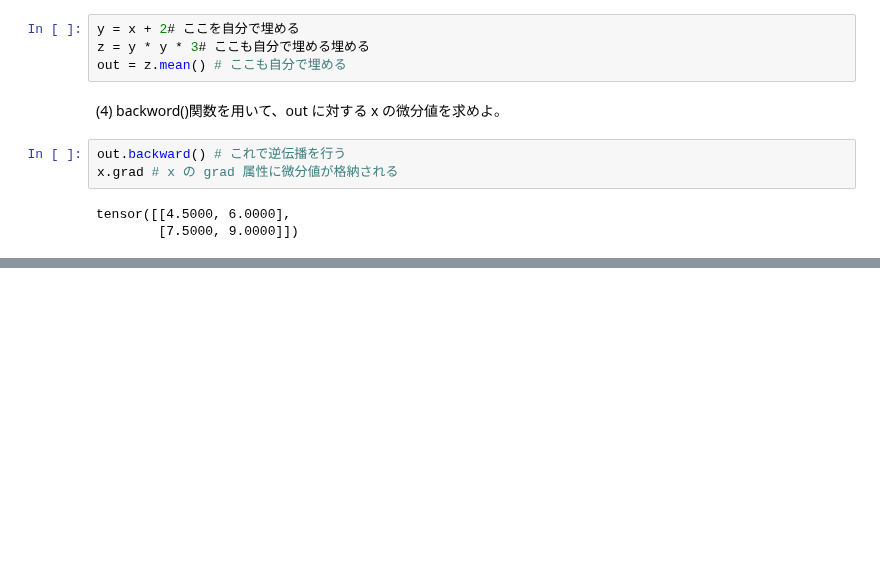
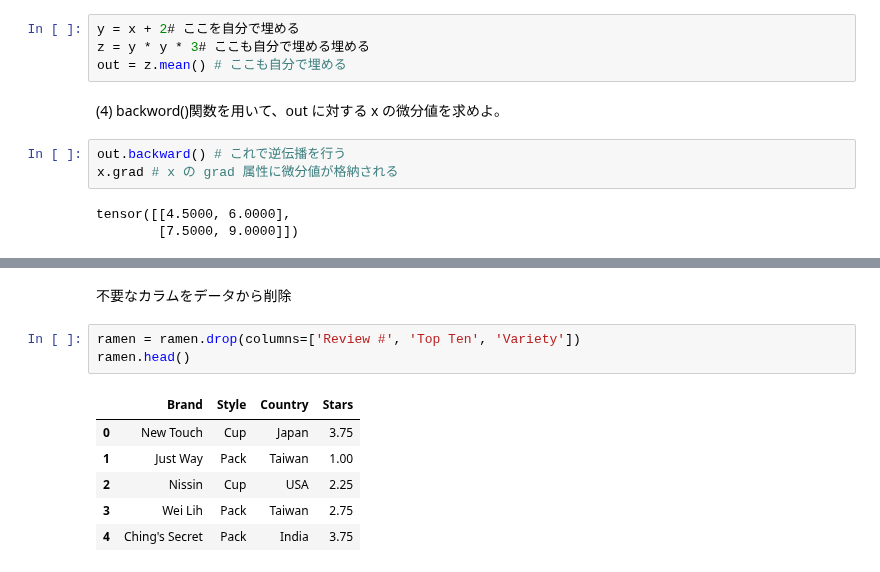
Before and after one commit to ailab-nda/ML, a Jupyter notebook: 情報認識論2021.ipynb, the cells around one changed output, grey strips where cells are left out. Cells and saved outputs as stored; diff of their text form; blank space fills up the shorter version.

```diff
--- a/情報認識論2021.ipynb
+++ b/情報認識論2021.ipynb
@@ -91,0 +156,12 @@ tensor([[1.1802e+26, 1.0000e+00, 1.0000e+00],
+# %% [markdown]
+不要なカラムをデータから削除
+# %%
+ramen = ramen.drop(columns=['Review #', 'Top Ten', 'Variety'])
+ramen.head()
+# %% [output]
+|  | Brand | Style | Country | Stars |
+| 0 | New Touch | Cup | Japan | 3.75 |
+| 1 | Just Way | Pack | Taiwan | 1.00 |
+| 2 | Nissin | Cup | USA | 2.25 |
+| 3 | Wei Lih | Pack | Taiwan | 2.75 |
+| 4 | Ching's Secret | Pack | India | 3.75 |
```
Also changed, not shown: parts of 32 cells of this notebook.
